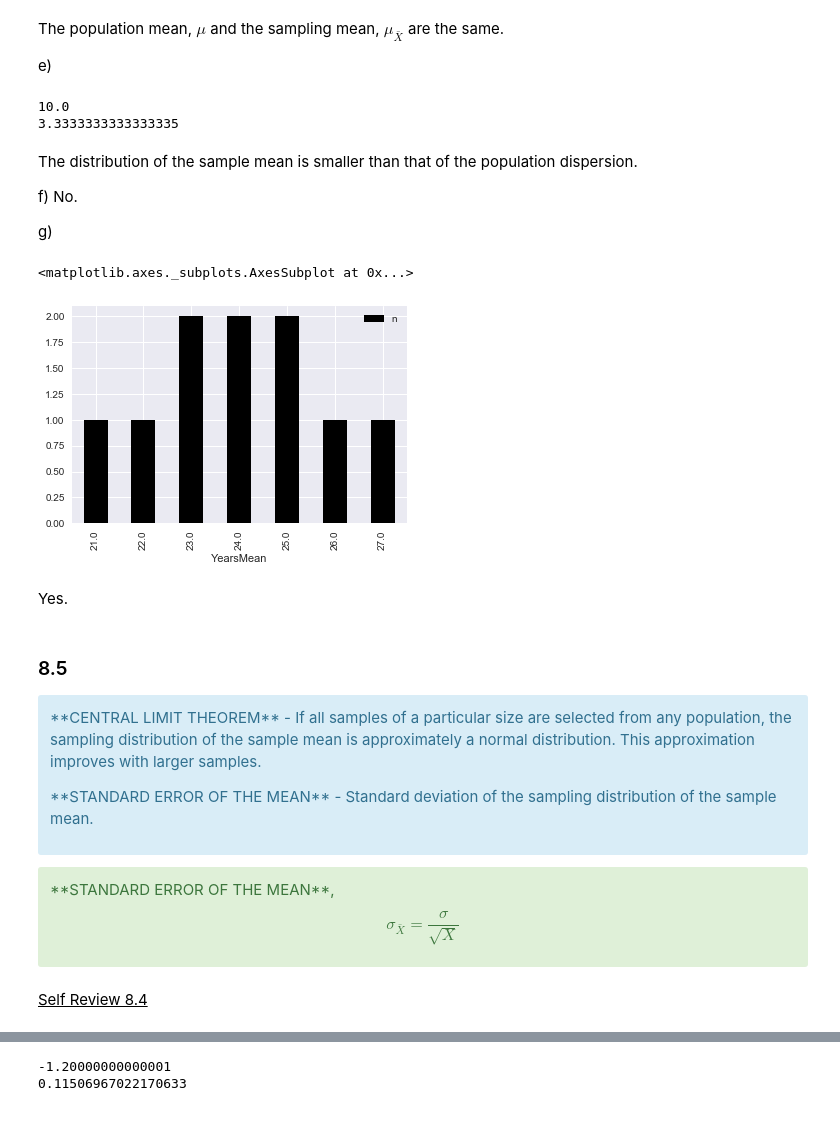
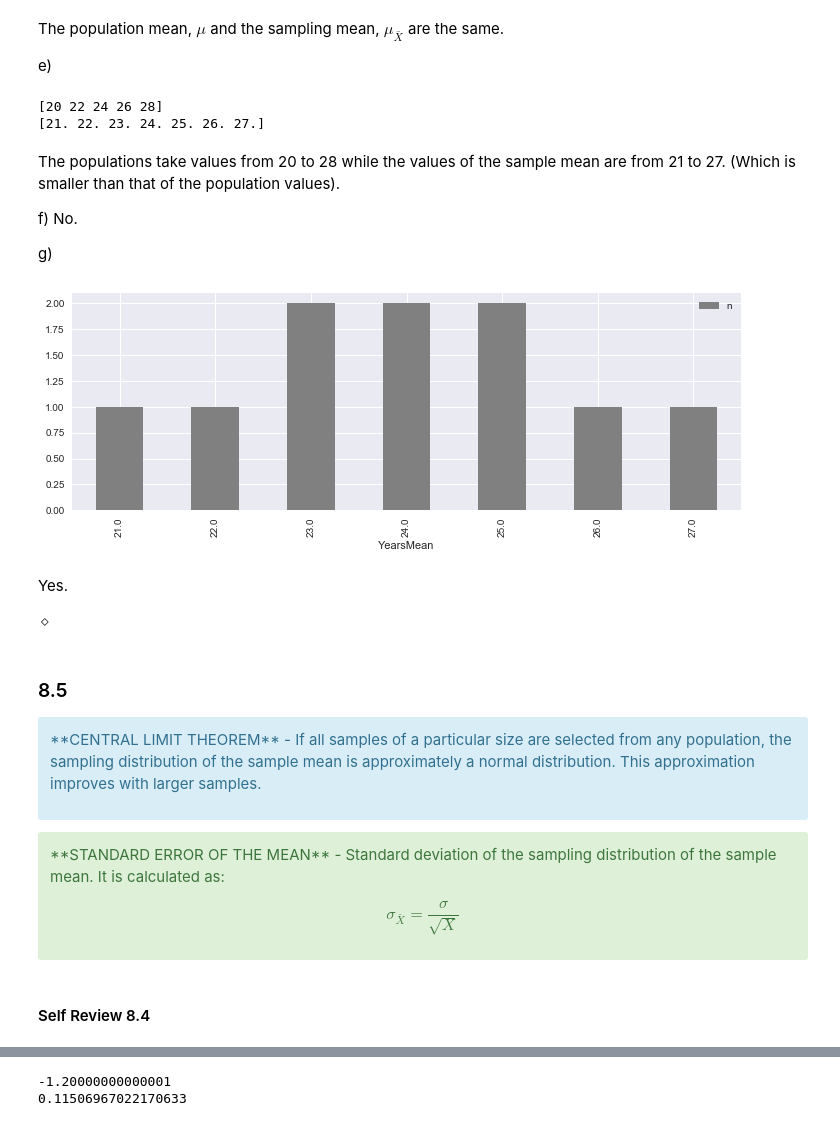
Before and after one commit to bryanblackbee/ds-learning-journey, a Jupyter notebook: jupyter_notebook/topics/statistical-techniques-business-economics/chap-8-notes.ipynb, the cells around one changed output, grey strips where cells are left out. Cells and saved outputs as stored; diff of their text form; code cells hidden in the pictures.

```diff
--- a/jupyter_notebook/topics/statistical-techniques-business-economics/chap-8-notes.ipynb
+++ b/jupyter_notebook/topics/statistical-techniques-business-economics/chap-8-notes.ipynb
@@ -72,9 +101,8 @@ print(l)
 # %%
-x = ([('Mr. Snow', 20), ('Ms. Tolson', 22),
-       ('Mr. Kraft', 26), ('Ms. Irwin', 24),
-       ('Mr. Jones', 28)])
+x = ([('Mr. Snow', 20), ('Ms. Tolson', 22), ('Mr. Kraft', 26),
+      ('Ms. Irwin', 24), ('Mr. Jones', 28)])
 x_df = pd.DataFrame(x, columns=['Name', 'Years'])
-x_df['Years'] = x_df['Years'].astype(float)
+x_df['Years'] = x_df['Years'].astype(int)
 display(x_df)
 # %% [output]
 |  | Name | Years |
@@ -90,6 +118,10 @@ b)
 # %%
+# Find all samples of size 2
 d_values = [k[0] + k[1] for k in itertools.combinations(x,2)]
-s_df = pd.DataFrame(d_values, columns = ['Name1', 'Years1', 'Name2', 'Years2'])
+# Create a new df with each sample and calculate its mean
+s_df = pd.DataFrame(d_values,
+                    columns = ['Name1', 'Years1', 'Name2', 'Years2'])
+s_df['Years'] = s_df['Years1'].astype(str) + ' , ' + s_df['Years2'].astype(str)
 s_df['YearsMean'] = s_df[['Years1', 'Years2']].mean(axis=1)
-display(s_df)
+display(s_df[['Name1', 'Name2', 'Years', 'YearsMean']])
 # %% [output]
@@ -121,0 +141,5 @@ dtype: int64
+# %%
+s_mean_count = s_df.groupby(['YearsMean']).size().reset_index(name='n')
+s_mean_count['p'] = s_mean_count['n']/s_mean_count['n'].sum()
+s_mean_count.loc[7] = ['Total',s_mean_count['n'].sum(),s_mean_count['p'].sum()]
+display(s_mean_count)
@@ -134,40 +168,42 @@ The population mean, $\mu$ and the sampling mean, $\mu_{\bar{X}}$ are the same.
 
 e)
 # %%
-print(x_df['Years'].var())
-print(s_df['YearsMean'].var())
+print(x_df['Years'].sort_values().unique())
+print(s_df['YearsMean'].sort_values().unique())
 # %% [output]
-10.0
-3.3333333333333335
+[20 22 24 26 28]
+[21. 22. 23. 24. 25. 26. 27.]
 # %% [markdown]
-The distribution of the sample mean is smaller than that of the population dispersion.
+The populations take values from 20 to 28 while the values of the sample mean are from 21 to 27. (Which is smaller than that of the population values).
 
 f) No.
 
 g)
 # %%
-s_mean_count.reset_index(name='n').plot(kind='bar', x='YearsMean',
-                                          y='n', color='black')
+fig, ax = plt.subplots(figsize=(12,4))
+s_mean_count[:-1].plot(kind='bar', x='YearsMean',
+                  y='n', color='grey', ax=ax)
+plt.show()
 # %% [output]
-<matplotlib.axes._subplots.AxesSubplot at 0x...>
-[figure, old version]
+[figure, new version]
 # %% [markdown]
 Yes.
+
+$\diamond$
 # %% [markdown]
 ### 8.5
 
 <div class="alert alert-info">
 <p>**CENTRAL LIMIT THEOREM** - If all samples of a particular size are selected from any population, the sampling distribution of the sample mean is approximately a normal distribution. This approximation improves with larger samples.</p>
-<p>
-**STANDARD ERROR OF THE MEAN** - Standard deviation of the sampling distribution of the sample mean.</p>
 </div>
 
 <div class="alert alert-success">
-**STANDARD ERROR OF THE MEAN**,
+<p>**STANDARD ERROR OF THE MEAN** - Standard deviation of the sampling distribution of the sample mean. It is calculated as:</p>
+
 $$\sigma_{\bar{X}} = \frac{\sigma}{\sqrt X}$$
 </div>
 # %% [markdown]
-<u>Self Review 8.4</u>
+#### Self Review 8.4
 # %%
 svc_lengths = pd.Series([11, 4, 18, 2, 1, 2, 0, 2, 2, 4, 3, 4, 1, 2, 2, 3, 3, 19, 8, 3, 7, 1, 0, 2, 7, 0, 4, 5, 1, 14, 16, 8, 9, 1, 1, 2, 5, 10, 2, 3,])
 # Select 10 samples of 5 employees
```
Also changed, not shown: parts of 29 cells of this notebook, 1 other file.
